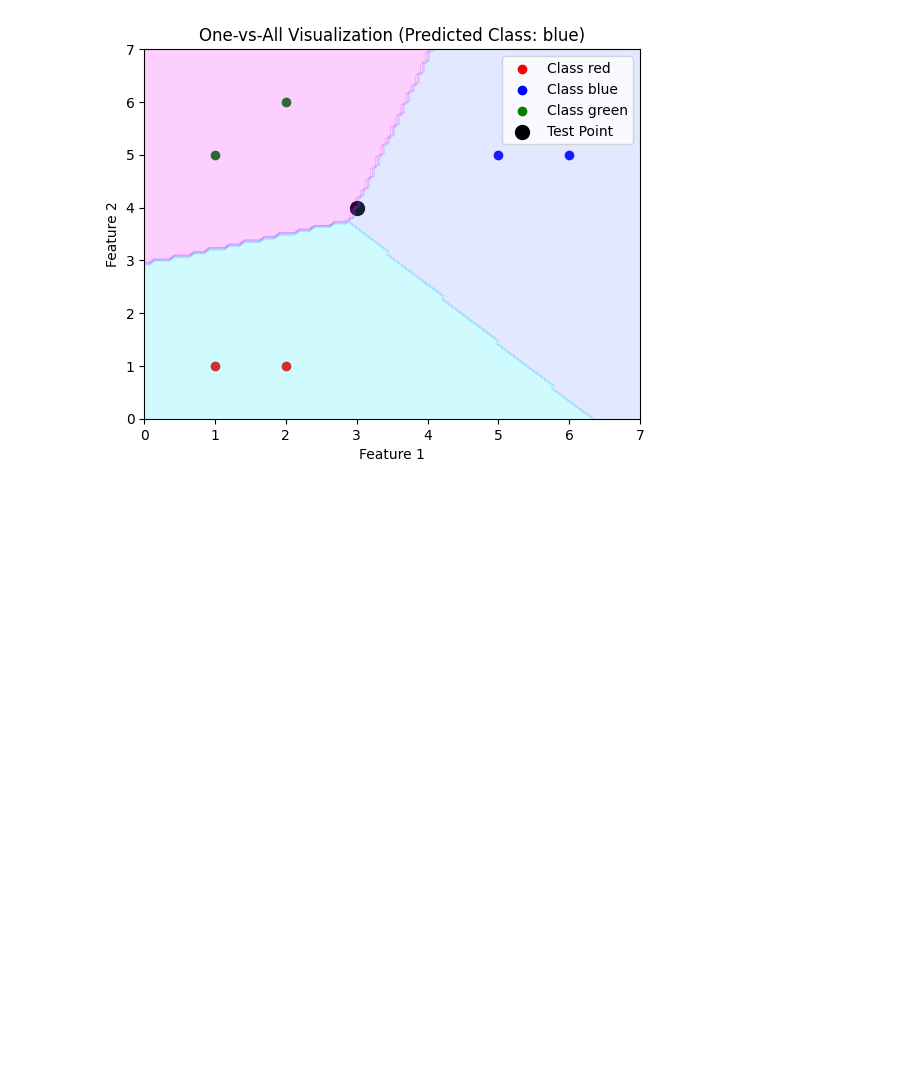
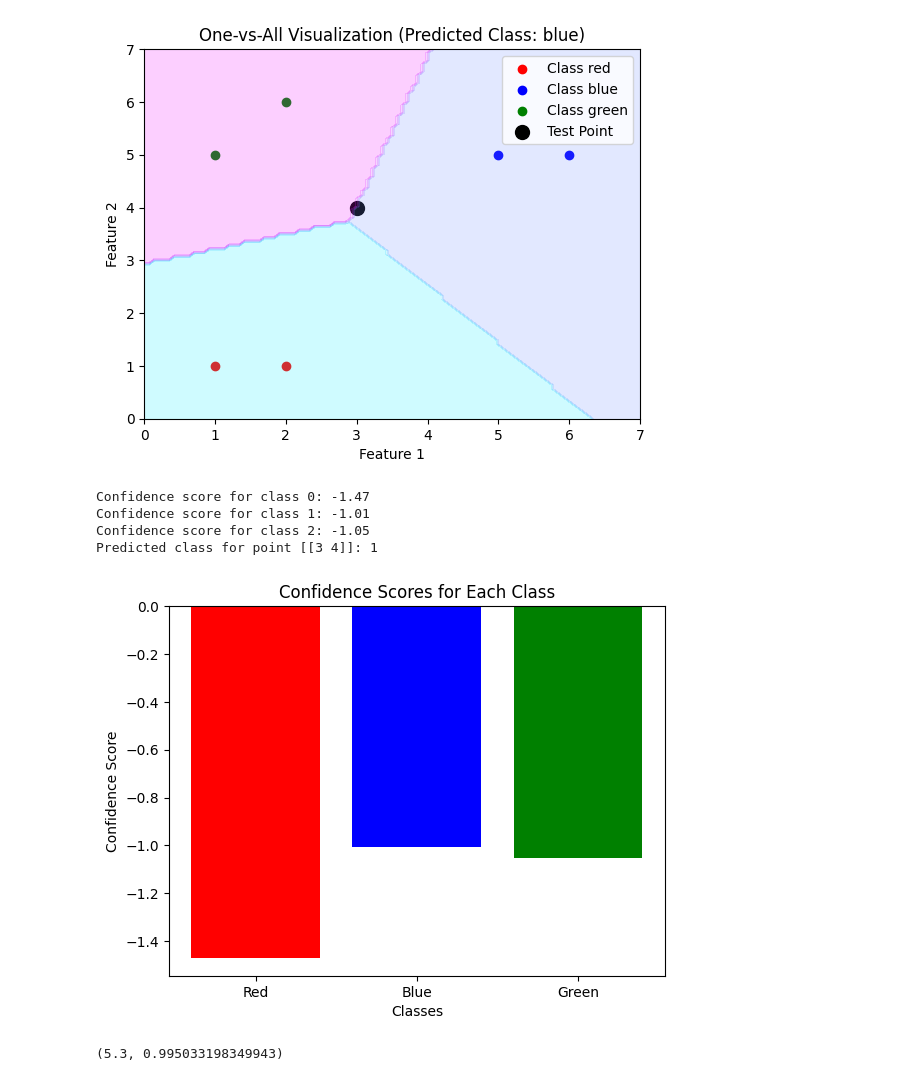
Before and after one commit to Nsarkar-XLR8/ML_Code, a Jupyter notebook: OvA_OvR.ipynb, the cells around one changed output. Saved outputs shown, nothing was run; the diff lists cells and outputs as text; code cells hidden in the pictures; blank space fills up the shorter version.

```diff
--- a/OvA_OvR.ipynb
+++ b/OvA_OvR.ipynb
@@ -44,3 +44,68 @@ plt.ylabel("Feature 2")
 plt.show()
 # %% [output]
 [figure]
+# %%
+import numpy as np
+from sklearn.linear_model import LogisticRegression
+from sklearn.multiclass import OneVsRestClassifier
+import matplotlib.pyplot as plt
+
+# Data points for Red, Blue, and Green
+X = np.array([
+    [1, 1], [2, 1],  # Red
+    [5, 5], [6, 5],  # Blue
+    [1, 5], [2, 6]   # Green
+])
+y = np.array([0, 0, 1, 1, 2, 2])  # 0: Red, 1: Blue, 2: Green
+
+# Train the One-vs-All classifier
+model = OneVsRestClassifier(LogisticRegression())
+model.fit(X, y)
+
+# New point to classify
+new_point = np.array([[3, 4]])
+
+# Get confidence scores (decision function values)
+confidence_scores = model.decision_function(new_point)  # Raw scores for each class
+predicted_class = model.predict(new_point)  # Predicted class
+
+# Print confidence scores
+for idx, score in enumerate(confidence_scores[0]):
+    print(f"Confidence score for class {idx}: {score:.2f}")
+
+# Predicted class
+print(f"Predicted class for point {new_point}: {predicted_class[0]}")
+
+# Visualize the scores
+classes = ['Red', 'Blue', 'Green']
+plt.bar(classes, confidence_scores[0], color=['red', 'blue', 'green'])
+plt.title("Confidence Scores for Each Class")
+plt.ylabel("Confidence Score")
+plt.xlabel("Classes")
+plt.show()
+# %% [output]
+Confidence score for class 0: -1.47
+Confidence score for class 1: -1.01
+Confidence score for class 2: -1.05
+Predicted class for point [[3 4]]: 1
+[figure, added]
+# %%
+
+import numpy as np
+
+# Define weights and bias for the example classifier (e.g., Blue vs All)
+weights = np.array([1.2, 0.8])  # Example weights
+bias = -1.5  # Example bias
+
+# New point to classify
+new_point = np.array([3, 4])
+
+# Step 1: Compute z (raw decision score)
+z = np.dot(weights, new_point) + bias
+
+# Step 2: Compute probability using sigmoid function
+probability = 1 / (1 + np.exp(-z))
+
+z, probability
+# %% [output]
+(5.3, 0.995033198349943)
```
